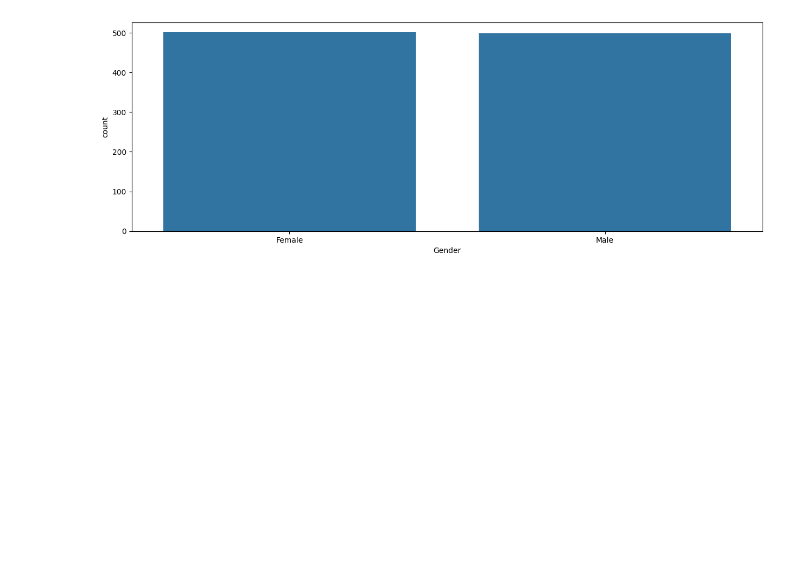
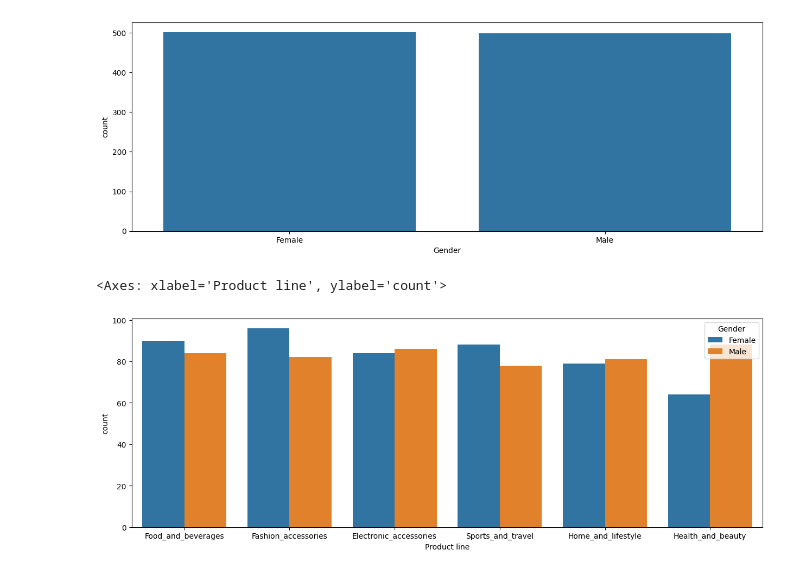
Before and after one commit to anumit-web/Seaborn-tutorial-3, a Jupyter notebook: Seaborn_test_3_3.ipynb, the cells around one changed output. Cells and saved outputs as stored; diff of their text form; code cells hidden in the pictures; blank space fills up the shorter version.

```diff
--- a/Seaborn_test_3_3.ipynb
+++ b/Seaborn_test_3_3.ipynb
@@ -46,3 +46,10 @@ sns.countplot(x="Gender",data=mart)
 # %% [output]
 <Axes: xlabel='Gender', ylabel='count'>
 [figure]
+# %%
+plt.figure(figsize=(15,5))
+
+sns.countplot(x="Product line",hue="Gender",data=mart)
+# %% [output]
+<Axes: xlabel='Product line', ylabel='count'>
+[figure, added]
```
